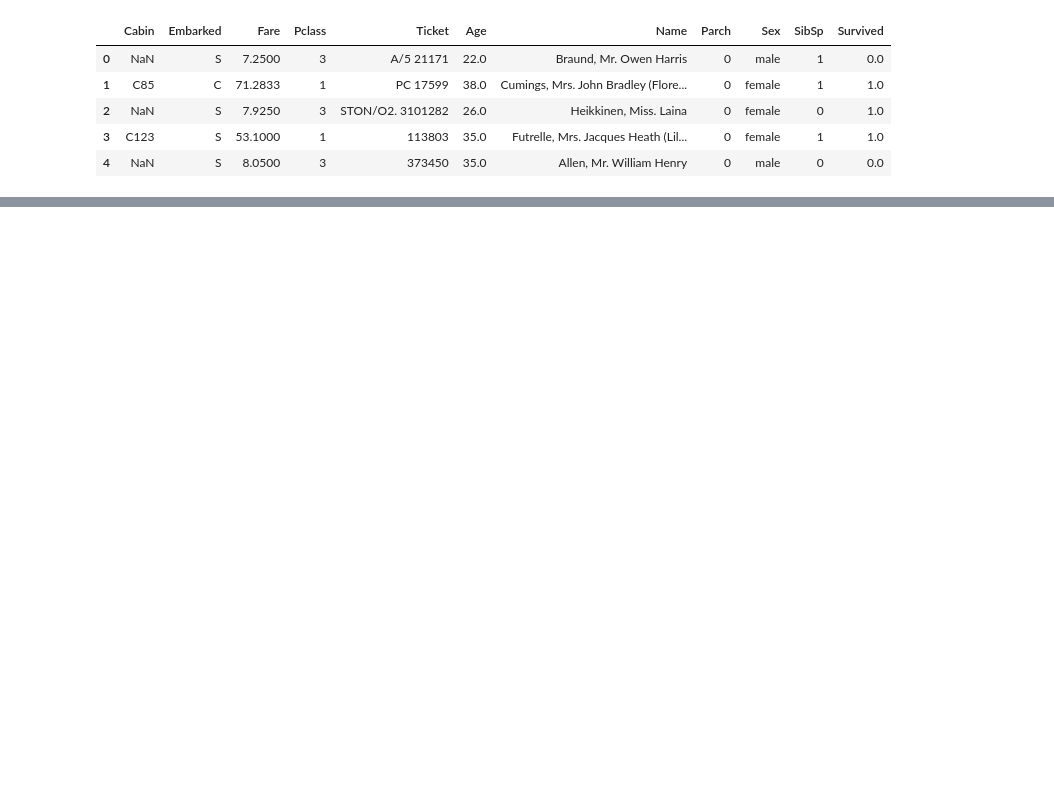
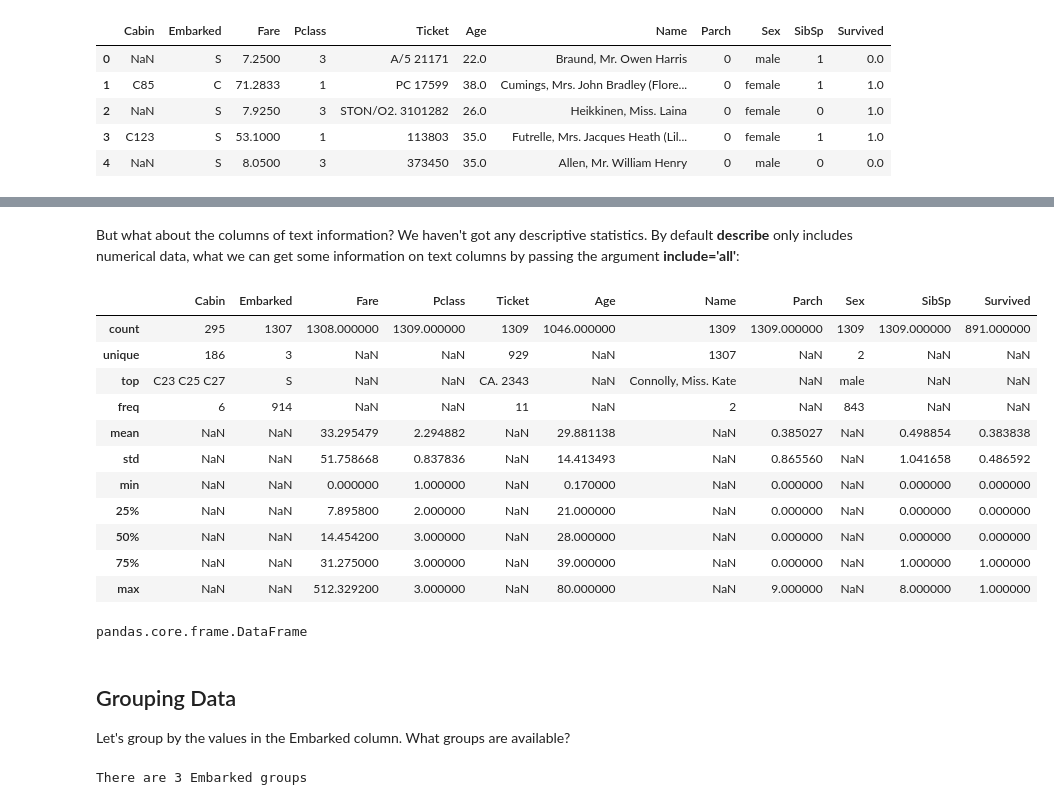
Before and after one commit to TrainingByPackt/Applied-Supervised-Learning-with-Python, a Jupyter notebook: Chapter 1 - Machine Learning Toolkit/Pandas.ipynb, the cells around one changed output, grey strips where cells are left out. Drawn from its saved outputs; the diff is of its cells as text; code cells hidden in the pictures; blank space fills up the shorter version.

```diff
--- a/Chapter 1 - Machine Learning Toolkit/Pandas.ipynb
+++ b/Chapter 1 - Machine Learning Toolkit/Pandas.ipynb
@@ -303,0 +394,25 @@ df.head()
+# %% [markdown]
+But what about the columns of text information?  We haven't got any descriptive statistics.  By default **describe** only includes numerical data, what we can get some information on text columns by passing the argument **include='all'**:
+# %%
+df.describe(include='all')
+# %% [output]
+|  | Cabin | Embarked | Fare | Pclass | Ticket | Age | Name | Parch | Sex | SibSp | Survived |
+| count | 295 | 1307 | 1308.000000 | 1309.000000 | 1309 | 1046.000000 | 1309 | 1309.000000 | 1309 | 1309.000000 | 891.000000 |
+| unique | 186 | 3 | NaN | NaN | 929 | NaN | 1307 | NaN | 2 | NaN | NaN |
+| top | C23 C25 C27 | S | NaN | NaN | CA. 2343 | NaN | Connolly, Miss. Kate | NaN | male | NaN | NaN |
+| freq | 6 | 914 | NaN | NaN | 11 | NaN | 2 | NaN | 843 | NaN | NaN |
+| mean | NaN | NaN | 33.295479 | 2.294882 | NaN | 29.881138 | NaN | 0.385027 | NaN | 0.498854 | 0.383838 |
+| std | NaN | NaN | 51.758668 | 0.837836 | NaN | 14.413493 | NaN | 0.865560 | NaN | 1.041658 | 0.486592 |
+| min | NaN | NaN | 0.000000 | 1.000000 | NaN | 0.170000 | NaN | 0.000000 | NaN | 0.000000 | 0.000000 |
+| 25% | NaN | NaN | 7.895800 | 2.000000 | NaN | 21.000000 | NaN | 0.000000 | NaN | 0.000000 | 0.000000 |
+| 50% | NaN | NaN | 14.454200 | 3.000000 | NaN | 28.000000 | NaN | 0.000000 | NaN | 0.000000 | 0.000000 |
+| 75% | NaN | NaN | 31.275000 | 3.000000 | NaN | 39.000000 | NaN | 0.000000 | NaN | 1.000000 | 1.000000 |
+| max | NaN | NaN | 512.329200 | 3.000000 | NaN | 80.000000 | NaN | 9.000000 | NaN | 8.000000 | 1.000000 |
+# %%
+type(df.describe(include='all'))
+# %% [output]
+pandas.core.frame.DataFrame
+# %% [markdown]
+## Grouping Data
+
+Let's group by the values in the Embarked column. What groups are available?
@@ -303,0 +421,4 @@ df.head()
+# %%
+print(f'There are {len(embarked_grouped)} Embarked groups')
+# %% [output]
+There are 3 Embarked groups
```
Also changed, not shown: parts of 37 cells of this notebook.
